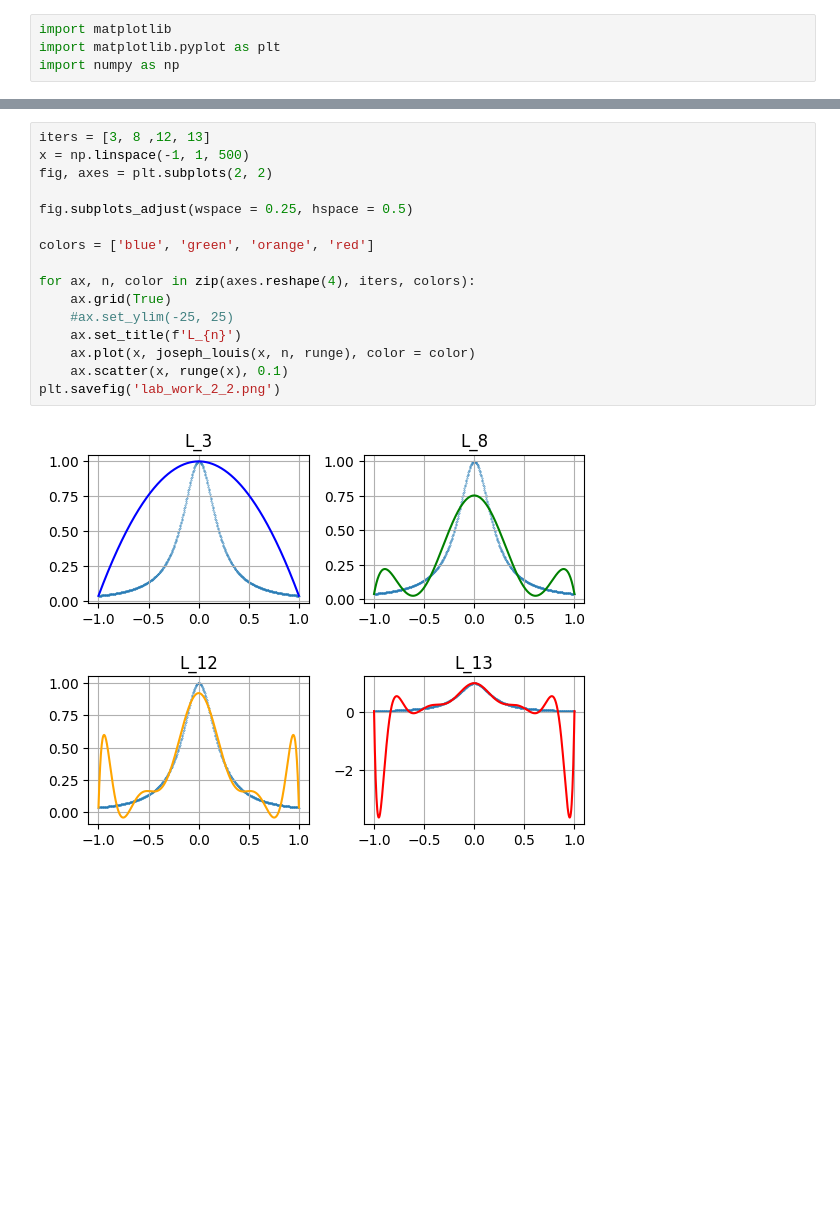
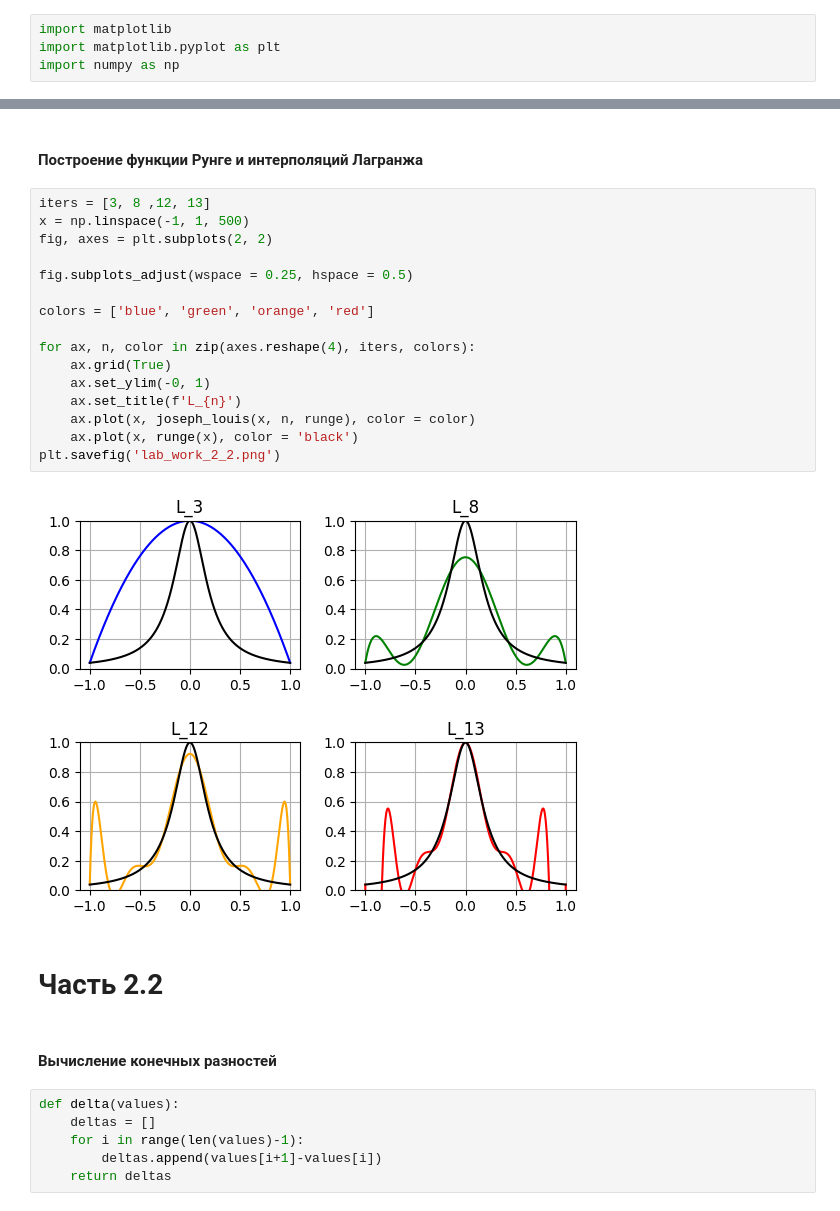
Before and after one commit to CrubBucket/Numerical-Physics-, a Jupyter notebook: lab2/Lab2.ipynb, the cells around one changed output, grey strips where cells are left out. Drawn from its saved outputs; the diff is of its cells as text; blank space fills up the shorter version.

```diff
--- a/lab2/Lab2.ipynb
+++ b/lab2/Lab2.ipynb
@@ -50,18 +60,30 @@ def joseph_louis(x, n, func):
+# %% [markdown]
+#### Построение функции Рунге и интерполяций Лагранжа
 # %%
 iters = [3, 8 ,12, 13]
 x = np.linspace(-1, 1, 500)
 fig, axes = plt.subplots(2, 2)
 
 fig.subplots_adjust(wspace = 0.25, hspace = 0.5)
 
 colors = ['blue', 'green', 'orange', 'red']
 
 for ax, n, color in zip(axes.reshape(4), iters, colors):
     ax.grid(True)
-    #ax.set_ylim(-25, 25)
+    ax.set_ylim(-0, 1)
     ax.set_title(f'L_{n}')
     ax.plot(x, joseph_louis(x, n, runge), color = color)
-    ax.scatter(x, runge(x), 0.1)
+    ax.plot(x, runge(x), color = 'black')
 plt.savefig('lab_work_2_2.png')
 # %% [output]
-[figure, old version]
+[figure, new version]
+# %% [markdown]
+# Часть 2.2
+# %% [markdown]
+#### Вычисление конечных разностей
+# %%
+def delta(values):
+    deltas = []
+    for i in range(len(values)-1):
+        deltas.append(values[i+1]-values[i])
+    return deltas
```
Also changed, not shown: parts of 16 cells of this notebook.
